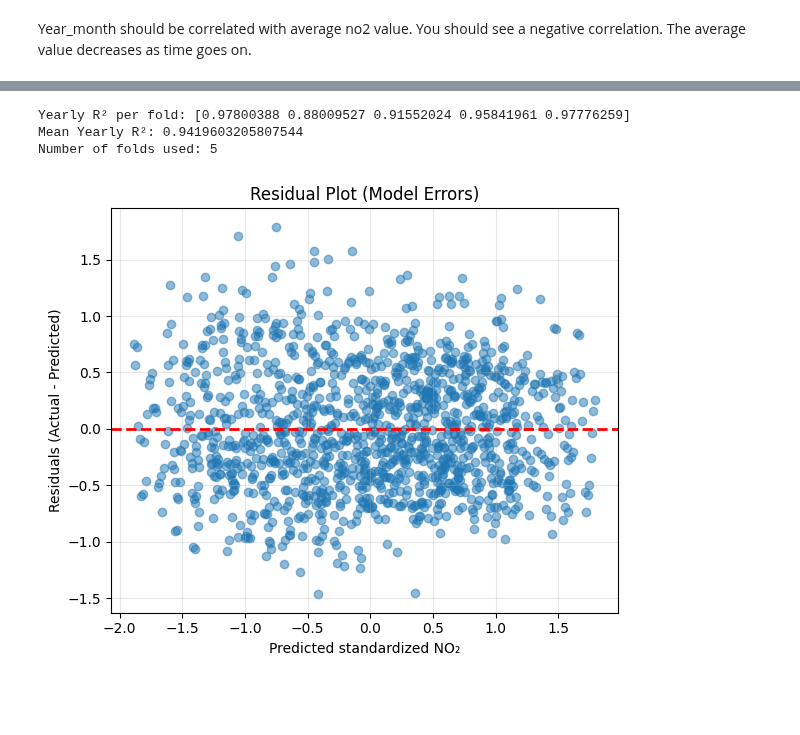
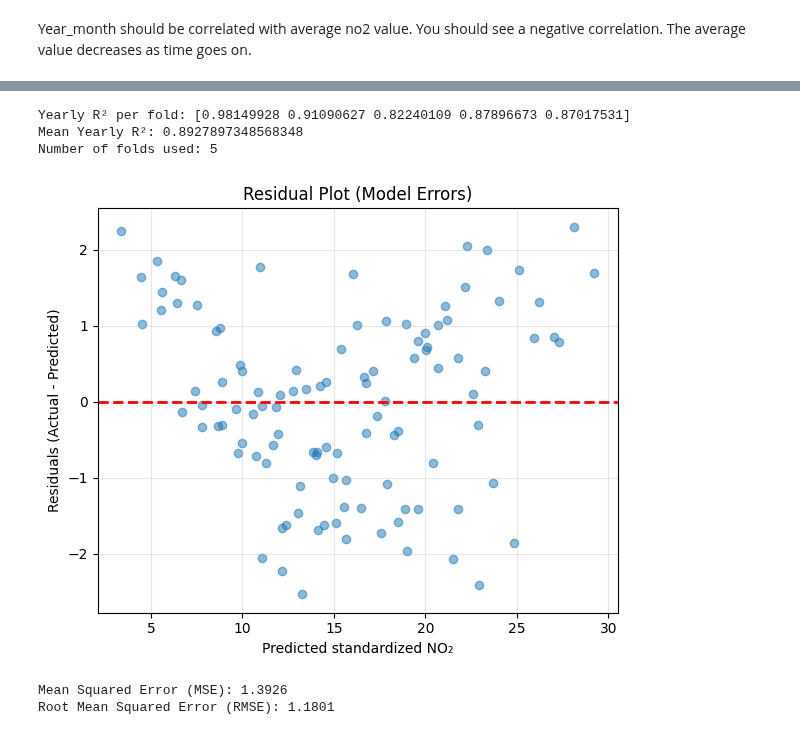
Before and after one commit to R-Zaid/DSS-project, a Jupyter notebook: main/Preprocessors/NO2_dataset.ipynb, the cells around one changed output, grey strips where cells are left out. Saved outputs shown, nothing was run; the diff lists cells and outputs as text; code cells hidden in the pictures; blank space fills up the shorter version.

Commit message:
Add files via upload
Average value updated NO2 predictions

```diff
--- a/main/Preprocessors/NO2_dataset.ipynb
+++ b/main/Preprocessors/NO2_dataset.ipynb
@@ -674,6 +714,9 @@ Index(['Year_Month', 'province', 'Average NO2 Value'], dtype='object')
 # %% [markdown]
 ## Delete 1990 data
 # %%
-dfno2 = dfno2[~dfno2['Year_Month'].astype(str).str.startswith('1990')]
+dfno2 = dfno2[dfno2['Year'] != 1990]
+
+# then do log / standardize again
+
 print(f"Dataset shape after removing 1990 data: {dfno2.shape}")
 # %% [output]
@@ -1099,53 +1037,80 @@ Number of folds used: 5
 # %%
+from sklearn.linear_model import LinearRegression
+from sklearn.preprocessing import OneHotEncoder
+from sklearn.compose import ColumnTransformer
+from sklearn.pipeline import Pipeline
+from sklearn.model_selection import TimeSeriesSplit, cross_val_score
+import pandas as pd
 
+# Prepare yearly averages from your actual historical NO2 data
 df_yearly = (
-    dfstandardizationNO2
-    .assign(Year=pd.to_datetime(dfstandardizationNO2['Year_Month']).dt.year)
-    .groupby(['Year', 'province'], as_index=False)['Standardized_NO2']
+    dfno2
+    .groupby(['Year', 'province'], as_index=False)['Average NO2 Value']
     .mean()
 )
 
-# Convert Year to numeric for regression
-df_yearly['Year_Num'] = mdates.date2num(pd.to_datetime(df_yearly['Year'], format='%Y'))
+# Define features and target
+X_year = df_yearly[['Year', 'province']]
+y_year = df_yearly['Average NO2 Value']
 
-X_year = df_yearly[['Year_Num', 'province']]
-y_year = df_yearly['Standardized_NO2']
-
-# Same preprocessing + model
 preprocessor = ColumnTransformer(
     transformers=[('province', OneHotEncoder(drop='first'), ['province'])],
     remainder='passthrough'
 )
-model = Pipeline([('preprocess', preprocessor), ('regressor', LinearRegression())])
 
-# TimeSeriesSplit
+# Create linear regression pipeline
+model = Pipeline([
+    ('preprocess', preprocessor),
+    ('regressor', LinearRegression())
+])
+
+#  Use Time Series Cross-Validation for fair evaluation
 tscv = TimeSeriesSplit(n_splits=5)
+
+# Evaluate the model with R2
 scores_yearly = cross_val_score(model, X_year, y_year, cv=tscv, scoring='r2')
 
-print("Yearly R² per fold:", scores_yearly)
-print("Mean Yearly R²:", scores_yearly.mean())
-print("Number of folds used:", len(scores))
+# results
+print("Yearly R2 per fold:", scores_yearly)
+print("Mean Yearly R2:", scores_yearly.mean())
+print("Number of folds used:", len(scores_yearly))
 # %% [output]
-Yearly R² per fold: [0.97800388 0.88009527 0.91552024 0.95841961 0.97776259]
-Mean Yearly R²: 0.9419603205807544
+Yearly R² per fold: [0.98149928 0.91090627 0.82240109 0.87896673 0.87017531]
+Mean Yearly R²: 0.8927897348568348
 Number of folds used: 5
 # %%
+import matplotlib.pyplot as plt
+import numpy as np
+
+# Fit model
 model.fit(X, y)
 
+# Make predictions
 y_pred = model.predict(X)
 
-# residuals
+# Calculate residuals
 residuals = y - y_pred
 
-#Plot residuals
+# Plot residuals
 plt.figure(figsize=(6, 5))
 plt.scatter(y_pred, residuals, alpha=0.5)
 plt.axhline(0, color='red', linestyle='--', linewidth=2)
 plt.xlabel("Predicted standardized NO2")
 plt.ylabel("Residuals (Actual - Predicted)")
 plt.title("Residual Plot (Model Errors)")
 plt.grid(alpha=0.3)
 plt.tight_layout()
 plt.show()
+
+# Calculate MSE
+MSE = np.square(y - y_pred).mean()
+
+# Calculate Root Mean Squared Error
+RMSE = np.sqrt(MSE)
+
+print(f"Mean Squared Error (MSE): {MSE:.4f}")
+print(f"Root Mean Squared Error (RMSE): {RMSE:.4f}")
 # %% [output]
-[figure, old version]
+[figure, new version]
+Mean Squared Error (MSE): 1.3926
+Root Mean Squared Error (RMSE): 1.1801
```
Also changed, not shown: parts of 22 cells of this notebook, 1 other file.
